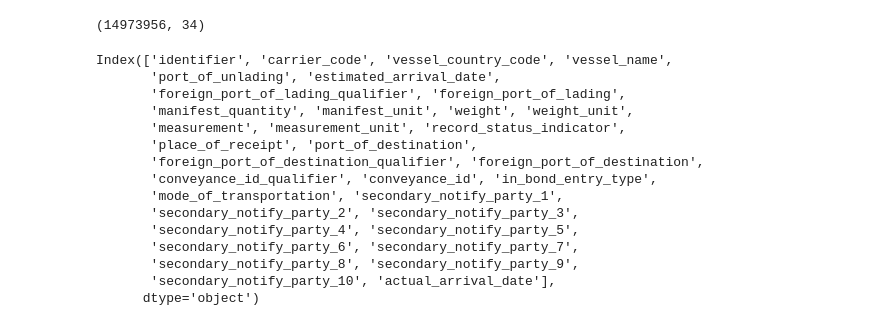
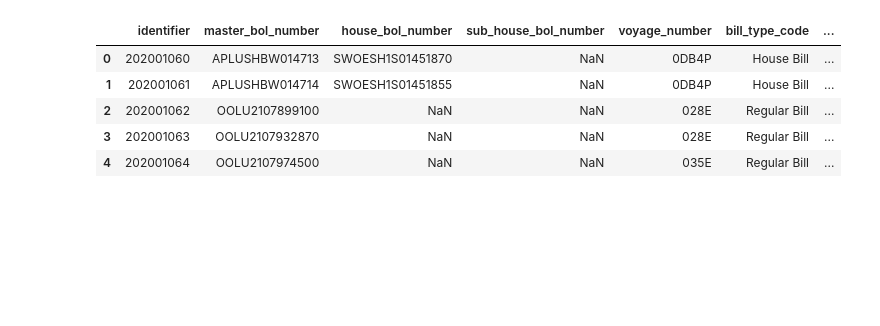
Before and after one commit to jackyho112/area-deprivation-data-pipelines, a Jupyter notebook: notebook/exploration.ipynb, the cells around one changed output. Cells and saved outputs as stored; diff of their text form; code cells hidden in the pictures; blank space fills up the shorter version.

```diff
--- a/notebook/exploration.ipynb
+++ b/notebook/exploration.ipynb
@@ -5,22 +3,21 @@ data = pd.read_csv('./data/ams__header_2020__202009291500.csv')
-# %%
-data.shape
-# %% [output]
-(14973956, 34)
-# %%
-data.columns
-# %% [output]
-Index(['identifier', 'carrier_code', 'vessel_country_code', 'vessel_name',
-       'port_of_unlading', 'estimated_arrival_date',
-       'foreign_port_of_lading_qualifier', 'foreign_port_of_lading',
-       'manifest_quantity', 'manifest_unit', 'weight', 'weight_unit',
-       'measurement', 'measurement_unit', 'record_status_indicator',
-       'place_of_receipt', 'port_of_destination',
-       'foreign_port_of_destination_qualifier', 'foreign_port_of_destination',
-       'conveyance_id_qualifier', 'conveyance_id', 'in_bond_entry_type',
-       'mode_of_transportation', 'secondary_notify_party_1',
-       'secondary_notify_party_2', 'secondary_notify_party_3',
-       'secondary_notify_party_4', 'secondary_notify_party_5',
-       'secondary_notify_party_6', 'secondary_notify_party_7',
-       'secondary_notify_party_8', 'secondary_notify_party_9',
-       'secondary_notify_party_10', 'actual_arrival_date'],
-      dtype='object')
+# %%
+bill_info = pd.read_csv('./ams/2020/202001201500/ams__billgen_2020__202001201500.csv')
+cargo_desc = pd.read_csv('./ams/2020/202001201500/ams__cargodesc_2020__202001201500.csv')
+cosignee = pd.read_csv('./ams/2020/202001201500/ams__consignee_2020__202001201500.csv')
+container = pd.read_csv('./ams/2020/202001201500/ams__container_2020__202001201500.csv')
+hazmat = pd.read_csv('./ams/2020/202001201500/ams__hazmat_2020__202001201500.csv')
+hazmat_class = pd.read_csv('./ams/2020/202001201500/ams__hazmatclass_2020__202001201500.csv')
+header = pd.read_csv('./ams/2020/202001201500/ams__header_2020__202001201500.csv')
+mark_number = pd.read_csv('./ams/2020/202001201500/ams__marksnumbers_2020__202001201500.csv')
+notified_party = pd.read_csv('./ams/2020/202001201500/ams__notifyparty_2020__202001201500.csv')
+shipper = pd.read_csv('./ams/2020/202001201500/ams__shipper_2020__202001201500.csv')
+tariff = pd.read_csv('./ams/2020/202001201500/ams__tariff_2020__202001201500.csv')
+# %%
+bill_info.head()
+# %% [output]
+|  | identifier | master_bol_number | house_bol_number | sub_house_bol_number | voyage_number | bill_type_code | ... |
+| 0 | 202001060 | APLUSHBW014713 | SWOESH1S01451870 | NaN | 0DB4P | House Bill | ... |
+| 1 | 202001061 | APLUSHBW014714 | SWOESH1S01451855 | NaN | 0DB4P | House Bill | ... |
+| 2 | 202001062 | OOLU2107899100 | NaN | NaN | 028E | Regular Bill | ... |
+| 3 | 202001063 | OOLU2107932870 | NaN | NaN | 028E | Regular Bill | ... |
+| 4 | 202001064 | OOLU2107974500 | NaN | NaN | 035E | Regular Bill | ... |
```
Also changed, not shown: parts of 11 cells of this notebook, 1 other file.
